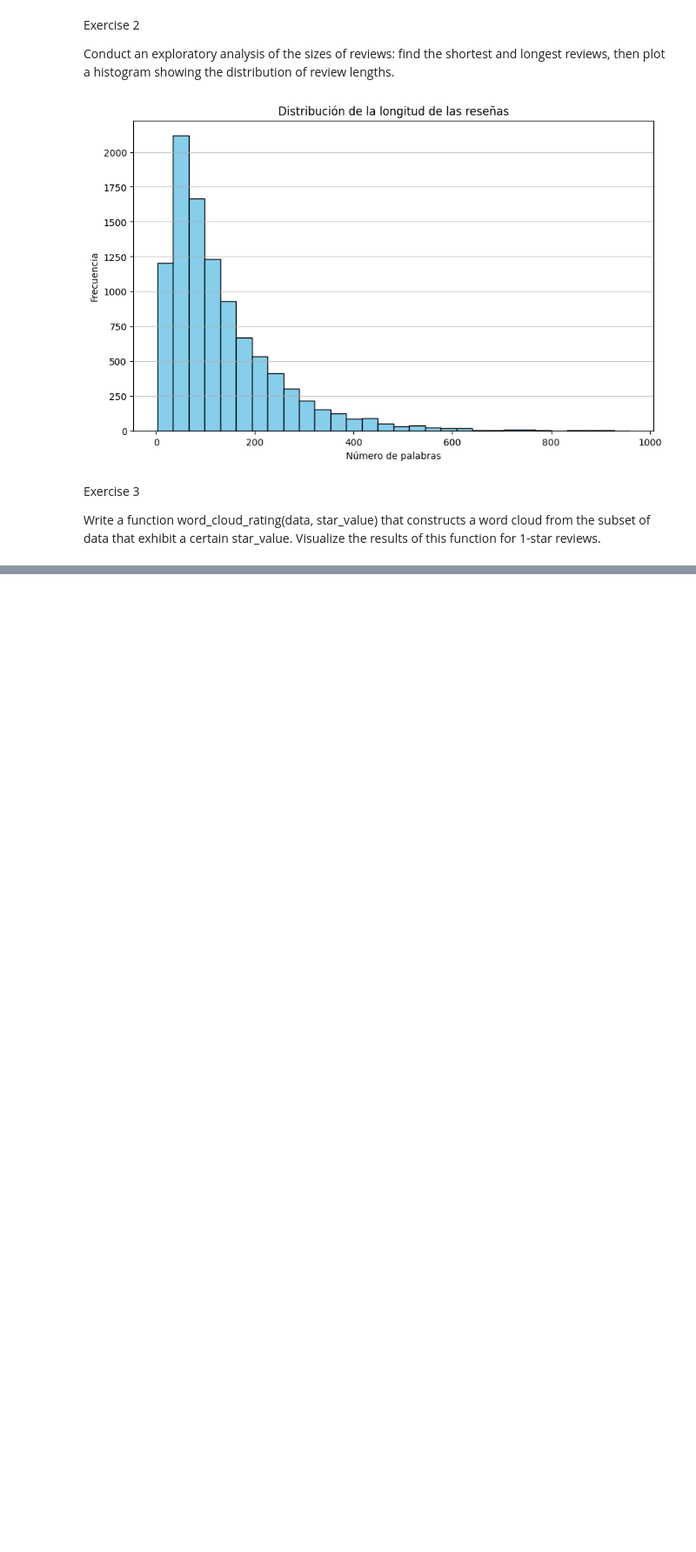
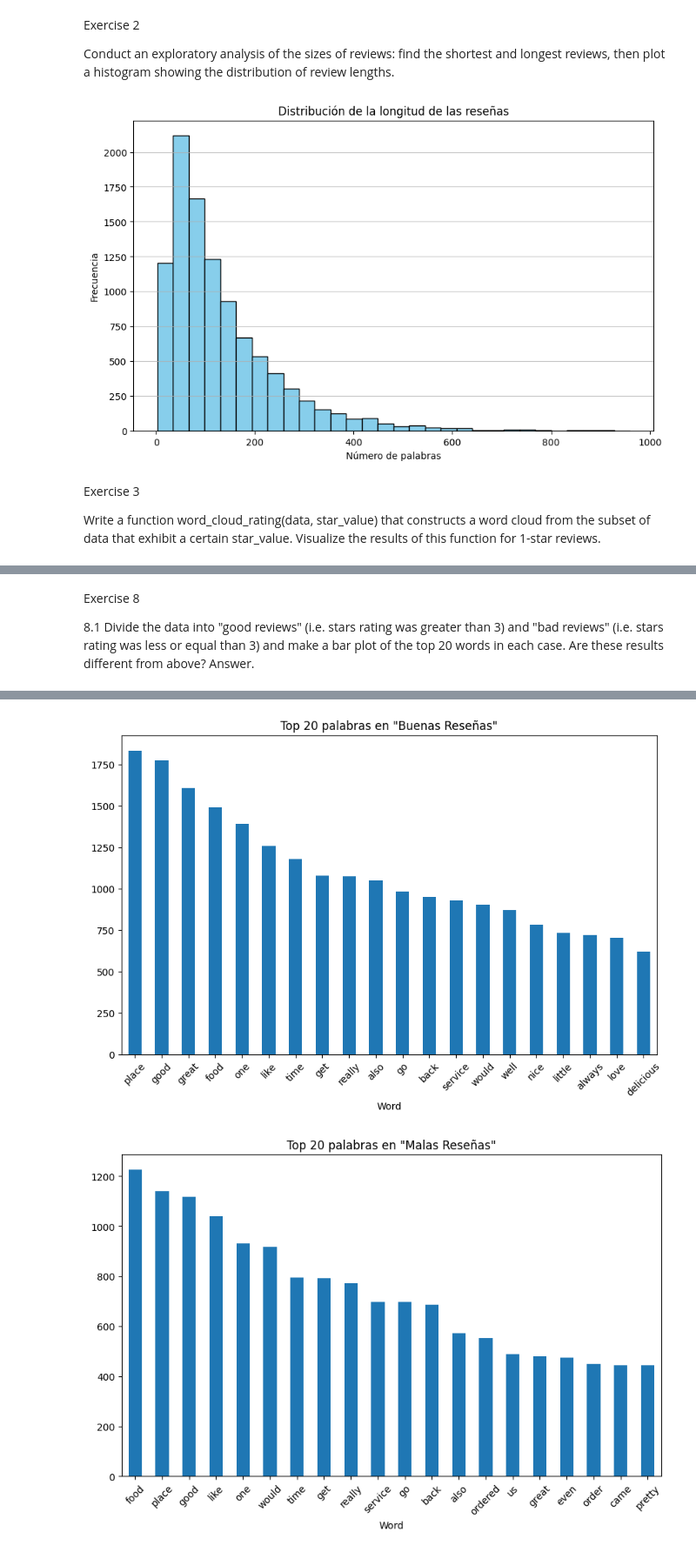
Before and after one commit to Orlando-Narvaez/proyecto-bigdata-part1, a Jupyter notebook: proyecto.ipynb, the cells around one changed output, grey strips where cells are left out. Shown: that part at 87% size. Drawn from its saved outputs; the diff is of its cells as text; code cells hidden in the pictures; blank space fills up the shorter version.

```diff
--- a/proyecto.ipynb
+++ b/proyecto.ipynb
@@ -74,0 +374,71 @@ generate_word_cloud(data, 1)
+# %% [markdown]
+Exercise 8
+
+8.1
+Divide the data into "good reviews" (i.e. stars rating was greater than 3) and "bad reviews" (i.e. stars rating was less or equal than 3) and make a bar plot of the top
+20 words in each case. Are these results different from above?
+Answer.
+# %%
+import pandas as pd
+import nltk
+from sklearn.feature_extraction.text import CountVectorizer
+import matplotlib.pyplot as plt
+from nltk.corpus import stopwords
+
+# Descargar el conjunto de stopwords y el paquete de tokenización de NLTK
+nltk.download('stopwords')
+nltk.download('punkt')
+
+# Cargar los primeros 5000 registros del archivo CSV que contiene las reseñas
+data = pd.read_csv('sdata.csv', nrows=5000)
+
+# Obtener las palabras vacías (stopwords) en inglés
+stop_words = stopwords.words('english')
+
+# Función para encontrar las palabras más frecuentes en un conjunto de texto
+def frequent_words(corpus, n=20):
+    # Vectorizar el corpus, eliminando las palabras vacías
+    vectorizer = CountVectorizer(stop_words=stop_words).fit(corpus)
+
+    # Transformar el corpus en una matriz de frecuencia de términos (Bag of Words)
+    bow = vectorizer.transform(corpus)
+
+    # Sumar las apariciones de cada palabra en todas las reseñas
+    word_totals = bow.sum(axis=0)
+
+    # Emparejar cada palabra con su frecuencia total
+    word_freq = [(word, word_totals[0, idx]) for word, idx in vectorizer.vocabulary_.items()]
+
+    # Devolver las 'n' palabras más frecuentes ordenadas de mayor a menor frecuencia
+    return sorted(word_freq, key=lambda x: x[1], reverse=True)[:n]
+
+# Filtrar las reseñas con más de 3 estrellas (buenas reseñas)
+good_reviews = data[data['stars'] > 3]['text']
+
+# Filtrar las reseñas con 3 estrellas o menos (malas reseñas)
+bad_reviews = data[data['stars'] <= 3]['text']
+
+# Obtener las 20 palabras más frecuentes en las buenas reseñas
+top_words_good = frequent_words(good_reviews, 20)
+
+# Obtener las 20 palabras más frecuentes en las malas reseñas
+top_words_bad = frequent_words(bad_reviews, 20)
+
+# Convertir los resultados a DataFrames para facilidad de manipulación
+df_good = pd.DataFrame(top_words_good, columns=['Word', 'Frequency'])
+df_bad = pd.DataFrame(top_words_bad, columns=['Word', 'Frequency'])
+
+# Graficar las 20 palabras más comunes en las buenas reseñas
+plt.figure(figsize=(10, 6))
+df_good.groupby('Word').sum()['Frequency'].sort_values(ascending=False).plot(
+    kind='bar', title='Top 20 palabras en "Buenas Reseñas"')
+plt.xticks(rotation=45)
+plt.show()
+
+# Graficar las 20 palabras más comunes en las malas reseñas
+plt.figure(figsize=(10, 6))
+df_bad.groupby('Word').sum()['Frequency'].sort_values(ascending=False).plot(
+    kind='bar', title='Top 20 palabras en "Malas Reseñas"')
+plt.xticks(rotation=45)
+plt.show()
+# %% [output]
@@ -74,0 +451,2 @@ generate_word_cloud(data, 1)
+[figure, added]
+[figure, added]
```
Also changed, not shown: parts of 15 cells of this notebook.
